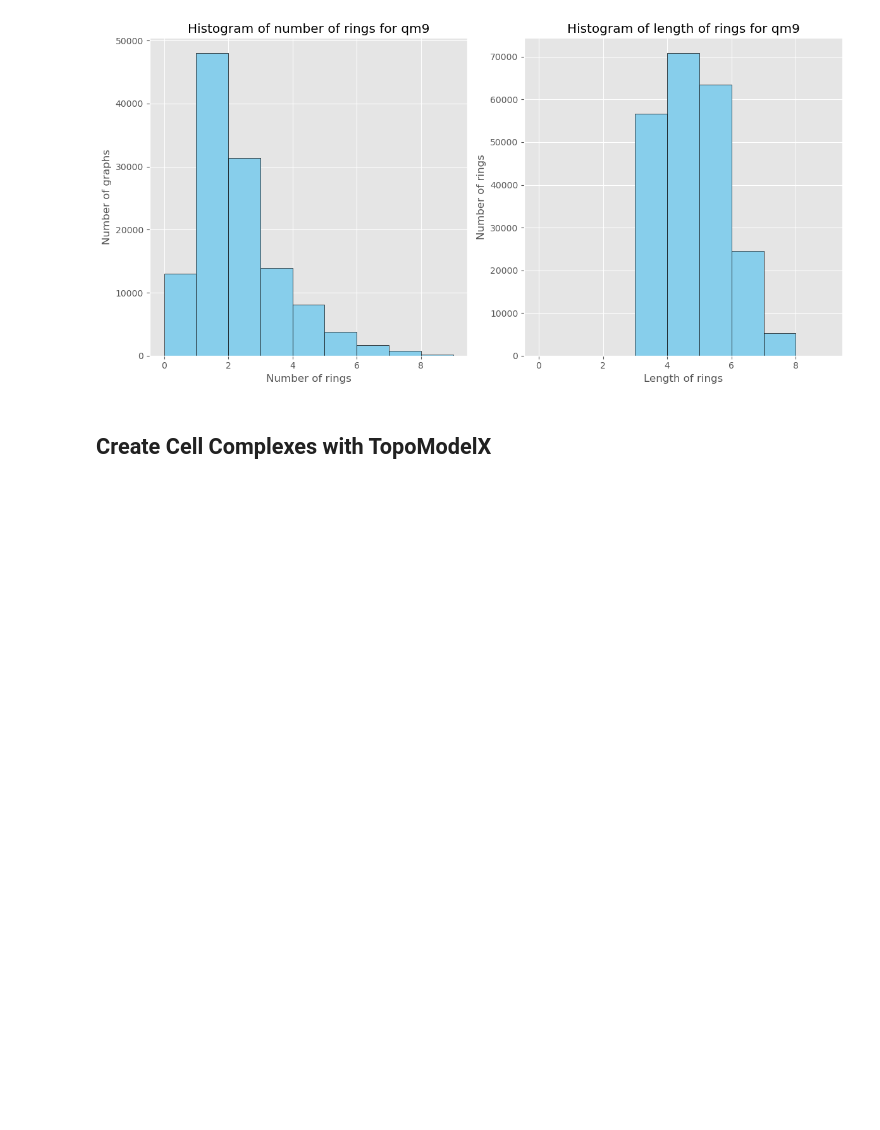
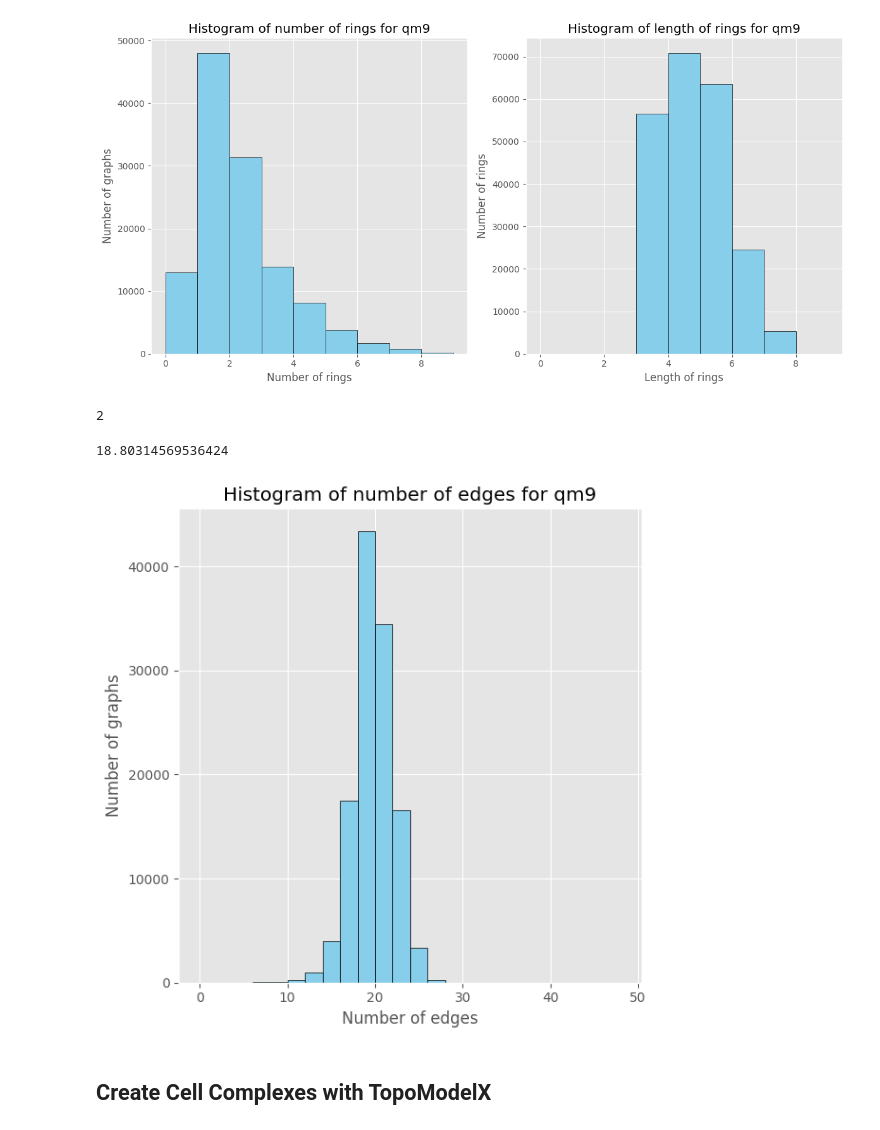
Before and after one commit to xwang38438/Cell-Attention-Network-on-Molecule, a Jupyter notebook: data_visualization.ipynb, the cells around one changed output. Drawn from its saved outputs; the diff is of its cells as text; code cells hidden in the pictures; blank space fills up the shorter version.

```diff
--- a/data_visualization.ipynb
+++ b/data_visualization.ipynb
@@ -126,4 +33,15 @@ for rings in qm9_rings:
 # %%
+with open('data/qm9_train_rings.pkl', 'rb') as f:
+    qm9_rings = pickle.load(f)
+
+qm9_rings_count = []
+qm9_rings_len = []
+
+for i in range(len(qm9_rings)):
+    qm9_rings_count.append(len(qm9_rings[i]))
+    for j in range(len(qm9_rings[i])):
+        qm9_rings_len.append(len(qm9_rings[i][j]))
+
 # plot histogram
 import matplotlib.pyplot as plt
 import numpy as np
@@ -149,6 +67,41 @@ plt.tight_layout()
 plt.show()
 # %% [output]
 [figure]
+# %%
+# calculate the average number of edges
+import numpy as np
+
+with open('data/qm9_train_cell_complex.pkl', 'rb') as f:
+    qm9_train_cc = pickle.load(f)
+# %%
+qm9_train_cc[0].number_of_edges()
+# %% [output]
+2
+# %%
+edges = []
+for i in range(len(qm9_train_cc)):
+    edges.append(qm9_train_cc[i].number_of_edges())
+
+print(np.mean(edges))
+# plot histogram
+import matplotlib.pyplot as plt
+import numpy as np
+
+# Use a style for the plot
+plt.style.use('ggplot')
+
+fig, axs = plt.subplots(1, 1, figsize=(6, 6))
+# Plot the first histogram with a color and edge color
+axs.hist(edges, bins=np.arange(0, 50, 2), color='skyblue', edgecolor='black')
+axs.set_xlabel('Number of edges')
+axs.set_ylabel('Number of graphs')
+axs.set_title('Histogram of number of edges for qm9')
+
+plt.tight_layout()
+plt.show()
+# %% [output]
+18.80314569536424
+[figure, added]
 # %% [markdown]
 ## Create Cell Complexes with TopoModelX
 # %% [markdown]
```
Also changed, not shown: parts of 9 cells of this notebook, 4 other files.
